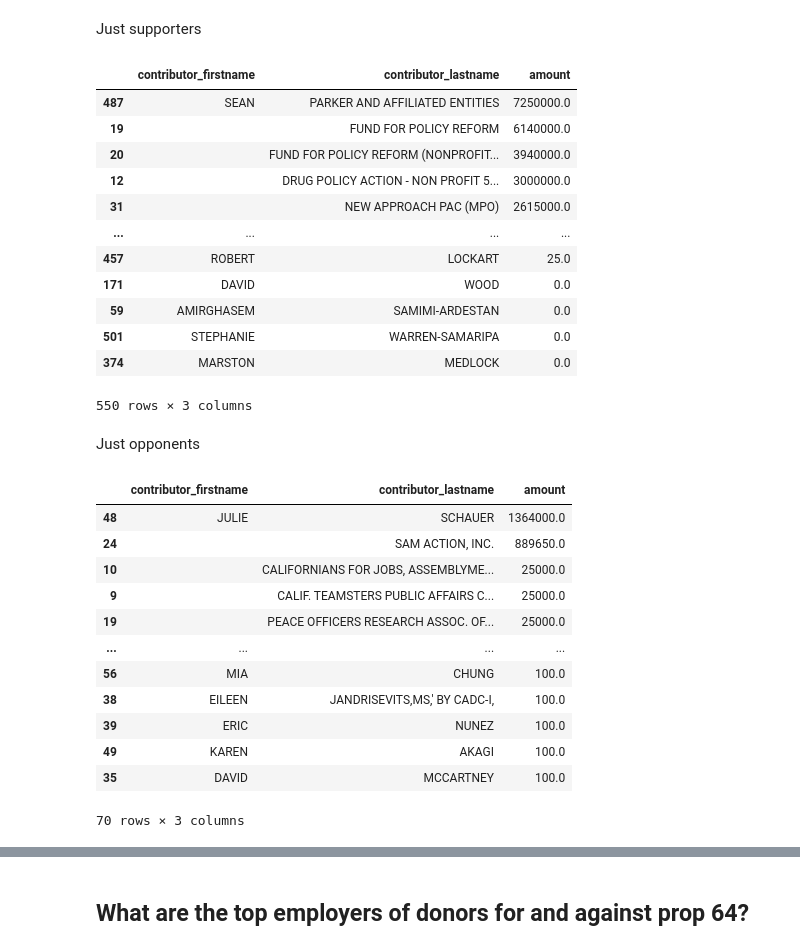
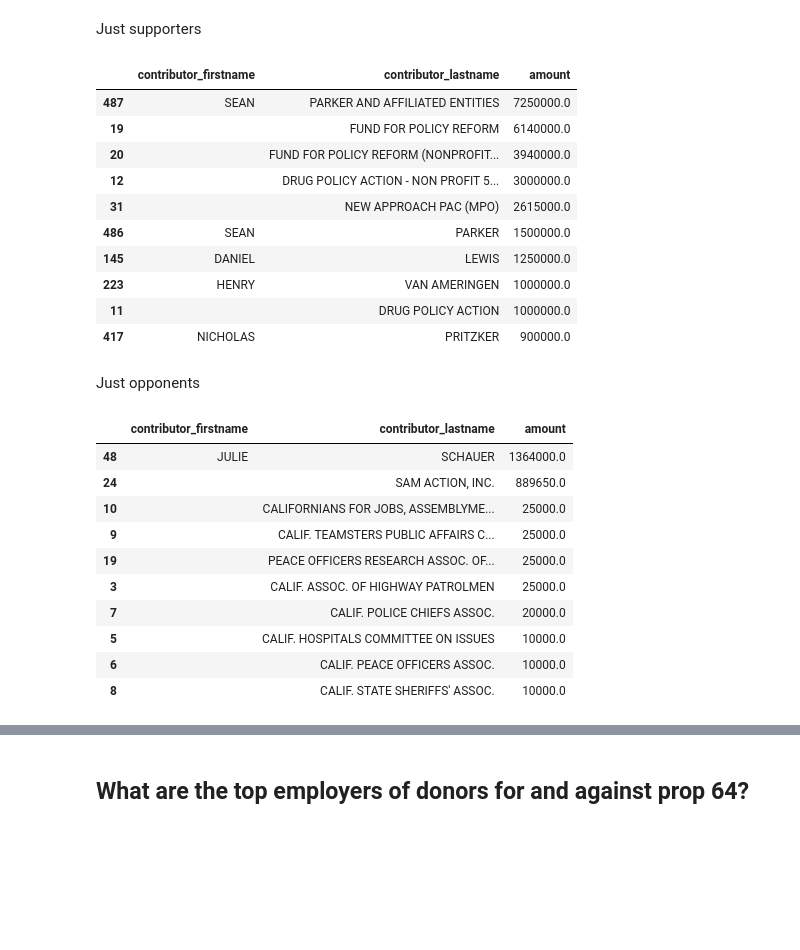
Before and after one commit to shanamatthews/money-in-politics, a Jupyter notebook: money-in-politics.ipynb, the cells around one changed output, grey strips where cells are left out. Saved outputs shown, nothing was run; the diff lists cells and outputs as text; code cells hidden in the pictures; blank space fills up the shorter version.

```diff
--- a/money-in-politics.ipynb
+++ b/money-in-politics.ipynb
@@ -310,25 +310,25 @@ merged.groupby(["contributor_firstname", "contributor_lastname", "committee_posi
 # %% [markdown]
 Just supporters
 # %%
-support.groupby(["contributor_firstname", "contributor_lastname"]).amount.sum().reset_index().sort_values("amount", ascending=False)
+top_supporters = support.groupby(["contributor_firstname", "contributor_lastname"]).amount.sum().reset_index().sort_values("amount", ascending=False).head(10)
+top_supporters
 # %% [output]
 |  | contributor_firstname | contributor_lastname | amount |
 | 487 | SEAN | PARKER AND AFFILIATED ENTITIES | 7250000.0 |
 | 19 |  | FUND FOR POLICY REFORM | 6140000.0 |
 | 20 |  | FUND FOR POLICY REFORM (NONPROFIT... | 3940000.0 |
 | 12 |  | DRUG POLICY ACTION - NON PROFIT 5... | 3000000.0 |
 | 31 |  | NEW APPROACH PAC (MPO) | 2615000.0 |
-| ... | ... | ... | ... |
-| 457 | ROBERT | LOCKART | 25.0 |
-| 171 | DAVID | WOOD | 0.0 |
-| 59 | AMIRGHASEM | SAMIMI-ARDESTAN | 0.0 |
-| 501 | STEPHANIE | WARREN-SAMARIPA | 0.0 |
-| 374 | MARSTON | MEDLOCK | 0.0 |
+| 486 | SEAN | PARKER | 1500000.0 |
+| 145 | DANIEL | LEWIS | 1250000.0 |
+| 223 | HENRY | VAN AMERINGEN | 1000000.0 |
+| 11 |  | DRUG POLICY ACTION | 1000000.0 |
+| 417 | NICHOLAS | PRITZKER | 900000.0 |
-550 rows × 3 columns
 # %% [markdown]
 Just opponents
 # %%
-oppose.groupby(["contributor_firstname", "contributor_lastname"]).amount.sum().reset_index().sort_values("amount", ascending=False)
+top_opponents = oppose.groupby(["contributor_firstname", "contributor_lastname"]).amount.sum().reset_index().sort_values("amount", ascending=False).head(10)
+top_opponents
 # %% [output]
 |  | contributor_firstname | contributor_lastname | amount |
 | 48 | JULIE | SCHAUER | 1364000.0 |
@@ -336,10 +336,8 @@ oppose.groupby(["contributor_firstname", "contributor_lastname"]).amount.sum().r
 | 10 |  | CALIFORNIANS FOR JOBS, ASSEMBLYME... | 25000.0 |
 | 9 |  | CALIF. TEAMSTERS PUBLIC AFFAIRS C... | 25000.0 |
 | 19 |  | PEACE OFFICERS RESEARCH ASSOC. OF... | 25000.0 |
-| ... | ... | ... | ... |
-| 56 | MIA | CHUNG | 100.0 |
-| 38 | EILEEN | JANDRISEVITS,MS,' BY CADC-I, | 100.0 |
-| 39 | ERIC | NUNEZ | 100.0 |
-| 49 | KAREN | AKAGI | 100.0 |
-| 35 | DAVID | MCCARTNEY | 100.0 |
+| 3 |  | CALIF. ASSOC. OF HIGHWAY PATROLMEN | 25000.0 |
+| 7 |  | CALIF. POLICE CHIEFS ASSOC. | 20000.0 |
+| 5 |  | CALIF. HOSPITALS COMMITTEE ON ISSUES | 10000.0 |
+| 6 |  | CALIF. PEACE OFFICERS ASSOC. | 10000.0 |
+| 8 |  | CALIF. STATE SHERIFFS' ASSOC. | 10000.0 |
-70 rows × 3 columns
```
Also changed, not shown: parts of 6 cells of this notebook.
